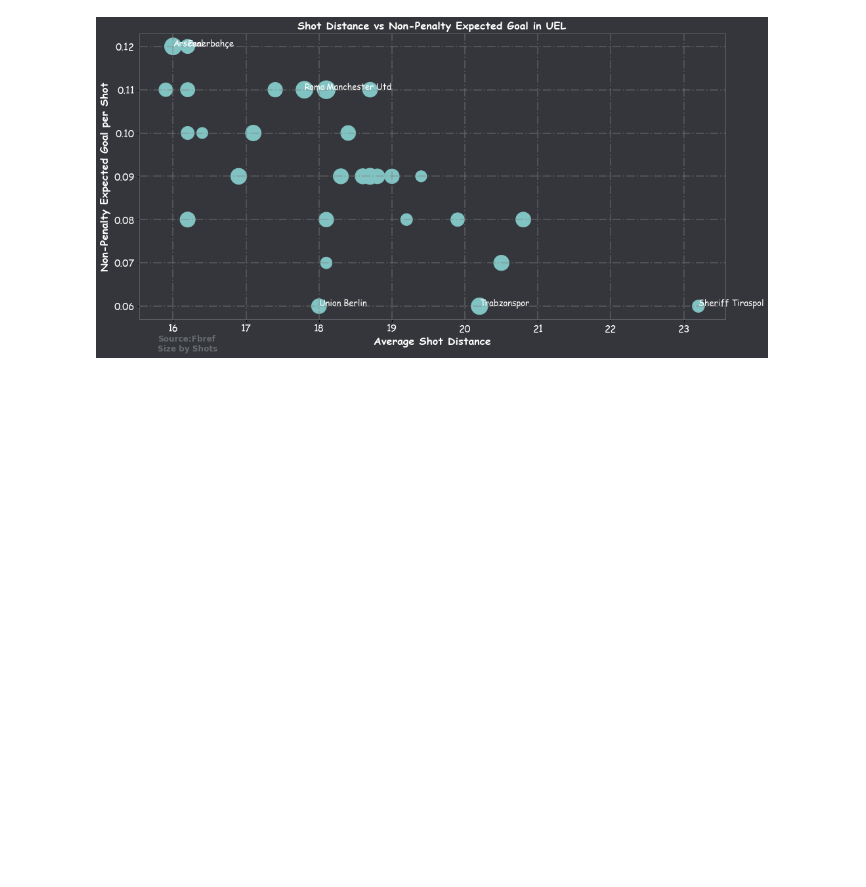
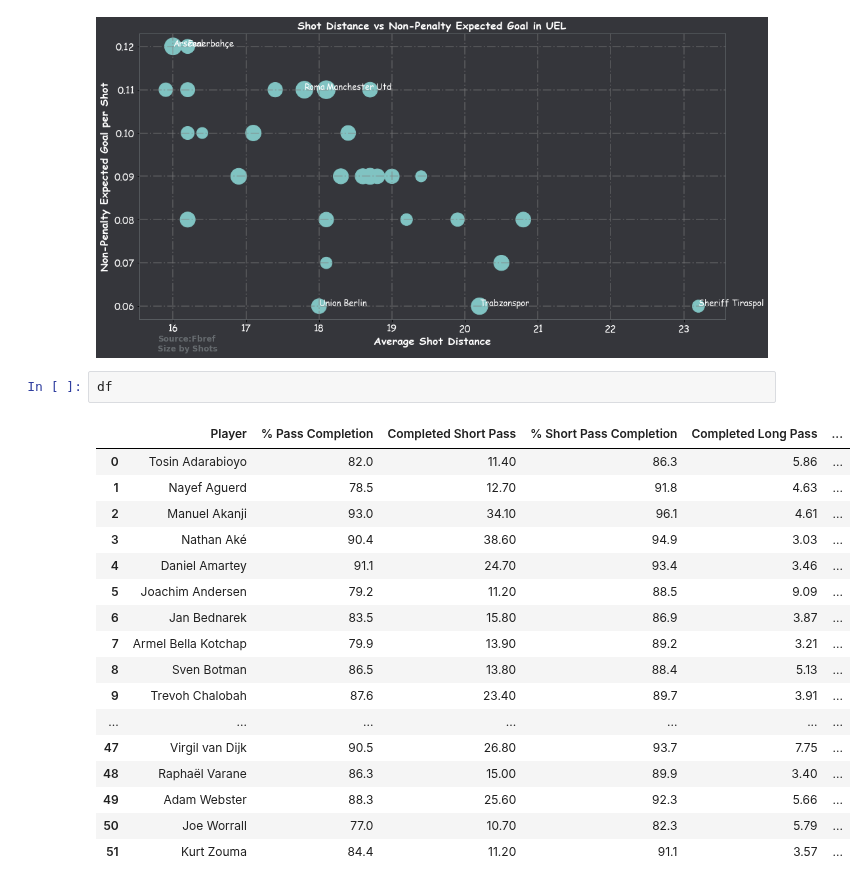
Before and after one commit to cabulut/totalfootball, a Jupyter notebook: Percentile Rank.ipynb, the cells around one changed output. Drawn from its saved outputs; the diff is of its cells as text; blank space fills up the shorter version.

```diff
--- a/Percentile Rank.ipynb
+++ b/Percentile Rank.ipynb
@@ -313,3 +313,23 @@ plt.figtext(0.15,0.04,"Source:Fbref\nSize by Shots",fontsize=12,fontweight='bold
 plt.show()
 # %% [output]
 [figure]
+# %%
+df
+# %% [output]
+|  | Player | % Pass Completion | Completed Short Pass | % Short Pass Completion | Completed Long Pass | ... |
+| 0 | Tosin Adarabioyo | 82.0 | 11.40 | 86.3 | 5.86 | ... |
+| 1 | Nayef Aguerd | 78.5 | 12.70 | 91.8 | 4.63 | ... |
+| 2 | Manuel Akanji | 93.0 | 34.10 | 96.1 | 4.61 | ... |
+| 3 | Nathan Aké | 90.4 | 38.60 | 94.9 | 3.03 | ... |
+| 4 | Daniel Amartey | 91.1 | 24.70 | 93.4 | 3.46 | ... |
+| 5 | Joachim Andersen | 79.2 | 11.20 | 88.5 | 9.09 | ... |
+| 6 | Jan Bednarek | 83.5 | 15.80 | 86.9 | 3.87 | ... |
+| 7 | Armel Bella Kotchap | 79.9 | 13.90 | 89.2 | 3.21 | ... |
+| 8 | Sven Botman | 86.5 | 13.80 | 88.4 | 5.13 | ... |
+| 9 | Trevoh Chalobah | 87.6 | 23.40 | 89.7 | 3.91 | ... |
+| ... | ... | ... | ... | ... | ... | ... |
+| 47 | Virgil van Dijk | 90.5 | 26.80 | 93.7 | 7.75 | ... |
+| 48 | Raphaël Varane | 86.3 | 15.00 | 89.9 | 3.40 | ... |
+| 49 | Adam Webster | 88.3 | 25.60 | 92.3 | 5.66 | ... |
+| 50 | Joe Worrall | 77.0 | 10.70 | 82.3 | 5.79 | ... |
+| 51 | Kurt Zouma | 84.4 | 11.20 | 91.1 | 3.57 | ... |
```
